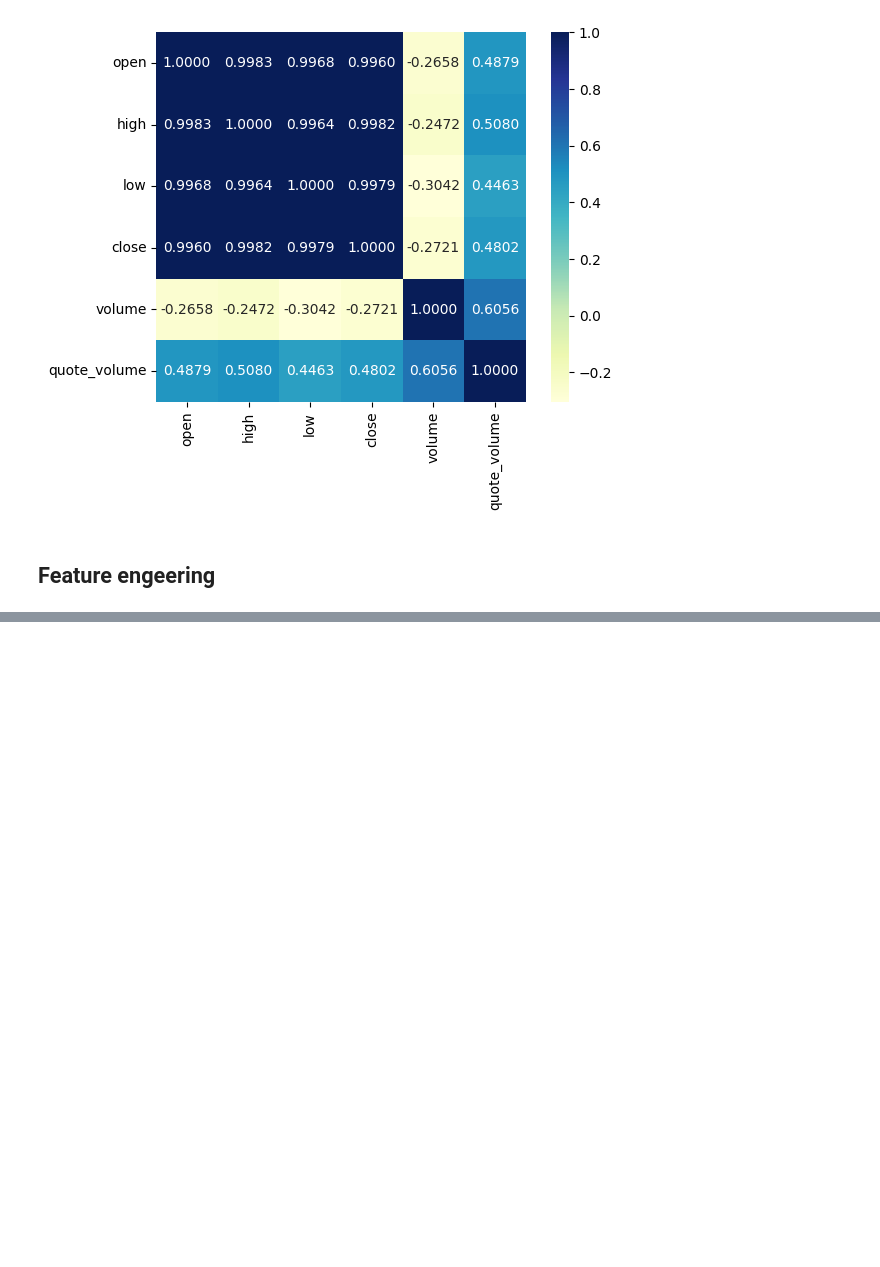
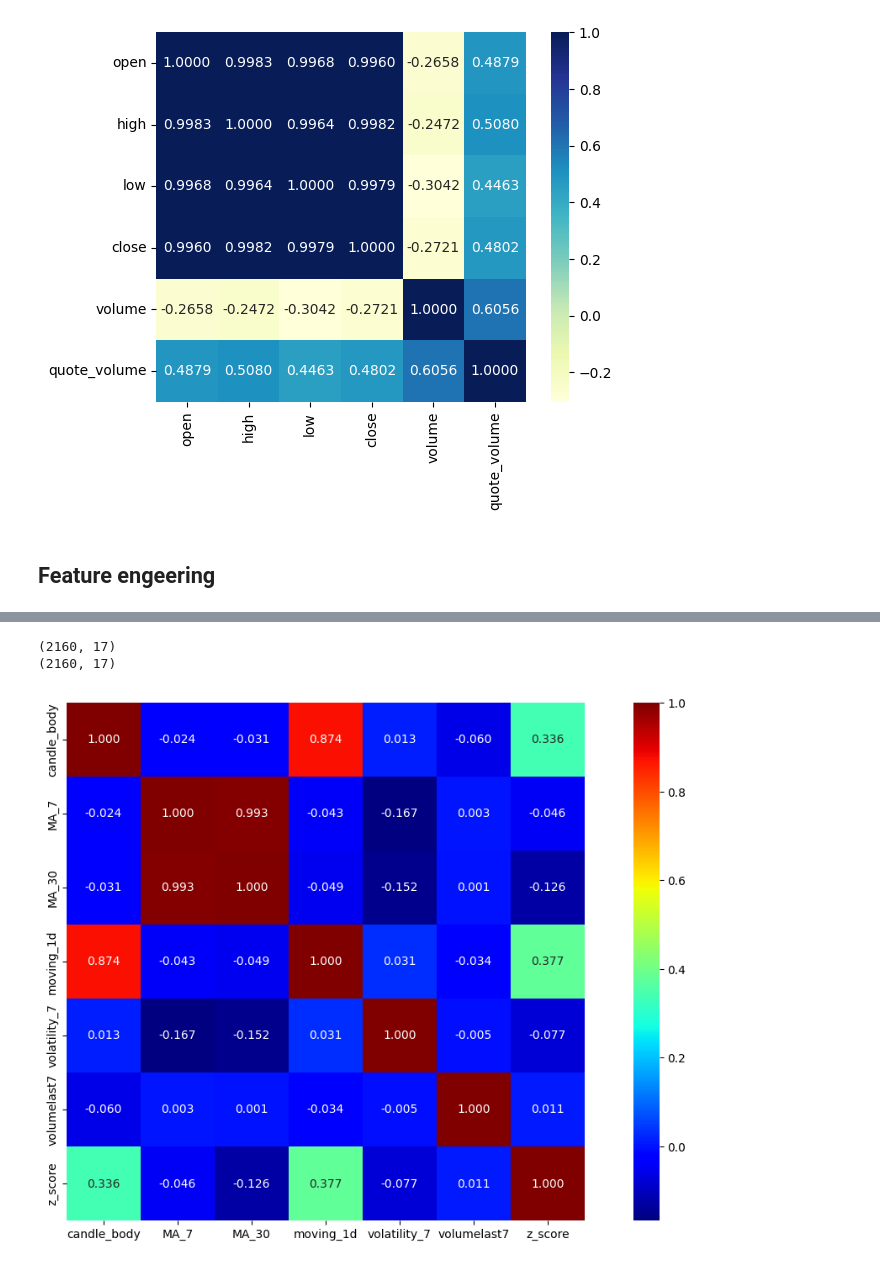
Before and after one commit to Ibrahimtech821/crypto_currency, a Jupyter notebook: project.ipynb, the cells around one changed output, grey strips where cells are left out. Cells and saved outputs as stored; diff of their text form; code cells hidden in the pictures; blank space fills up the shorter version.

```diff
--- a/project.ipynb
+++ b/project.ipynb
@@ -249,0 +296,21 @@ df1.head()
+# %%
+def label(x):
+    if x > 3:
+        return "Bigup"
+    elif x < -3 :
+        return "Bigdown"
+
+    elif x >= -3 and x<=3 :
+        return "Stable"
+    else:
+        return None
+
+
+
+df1["target"]=df1['tomorrow_return'].apply(label)
+df2["target"]=df2['tomorrow_return'].apply(label)
+# %%
+df1.drop(columns='tomorrow_close',inplace=True)
+df1.drop(columns='tomorrow_return',inplace=True)
+df2.drop(columns='tomorrow_close',inplace=True)
+df2.drop(columns='tomorrow_return',inplace=True)
@@ -249,0 +347,6 @@ df1.head()
+# %%
+df1.dropna(inplace=True)
+df2.dropna(inplace=True)
+# %%
+df1.reset_index(drop=True,inplace=True)
+df2.reset_index(drop=True,inplace=True)
@@ -249,0 +362,13 @@ df1.head()
+# %%
+print(df2.shape) ## both of them was 2190 originally
+print(df1.shape)
+# %% [output]
+(2160, 17)
+(2160, 17)
+# %%
+plt.figure(figsize=(15,8))
+corr8=df1[['candle_body','MA_7','MA_30','moving_1d','volatility_7','volumelast7','z_score']].corr()
+sns.heatmap(corr8,annot=True,square=True,cmap='jet',fmt='0.3f')
+plt.show()
+# %% [output]
+[figure, added]
```
Also changed, not shown: parts of 23 cells of this notebook, 2 other files.
